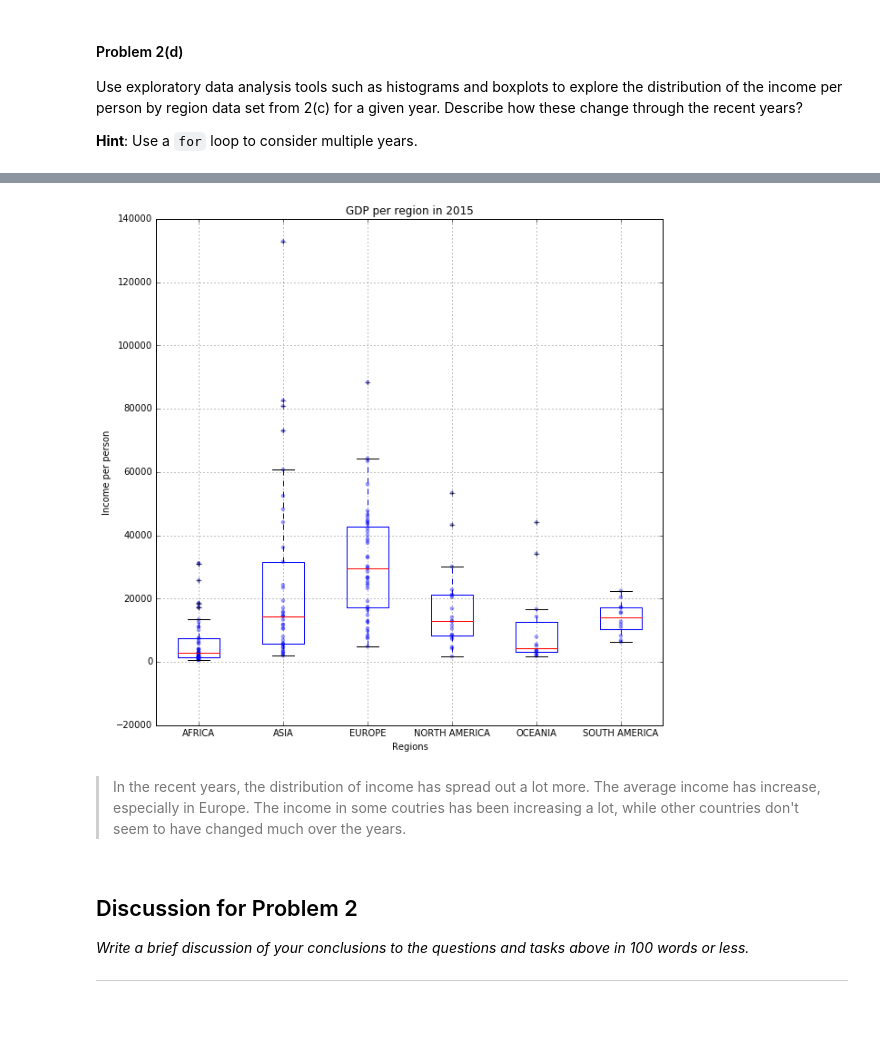
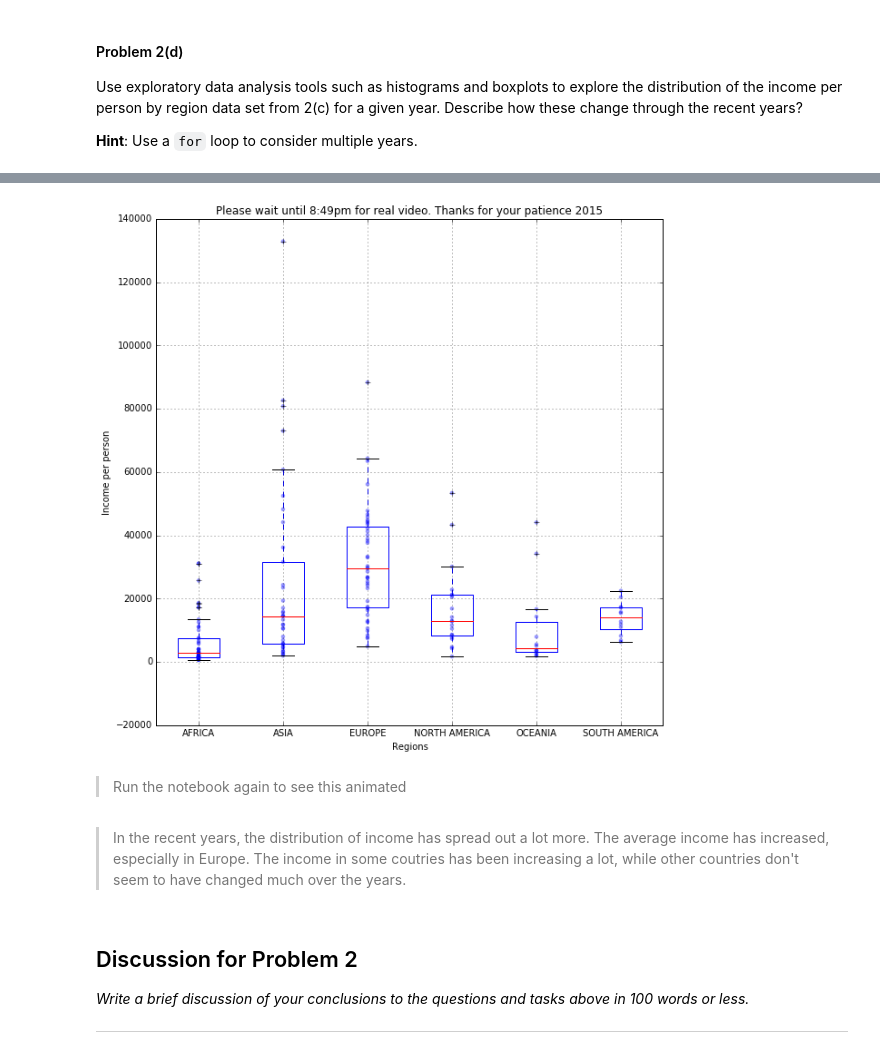
Before and after one commit to SupaStuff/599_hw, a Jupyter notebook: 1/HW1-Prob2.ipynb, the cells around one changed output, grey strips where cells are left out. Drawn from its saved outputs; the diff is of its cells as text; code cells hidden in the pictures; blank space fills up the shorter version.

```diff
--- a/1/HW1-Prob2.ipynb
+++ b/1/HW1-Prob2.ipynb
@@ -169,41 +169,43 @@ Use exploratory data analysis tools such as histograms and boxplots to explore t
 **Hint**: Use a `for` loop to consider multiple years.
 # %%
 fig = plt.figure(figsize=(10,10))
-years= range(1800, 2016)
+years= range(1960, 2016)
 N = len(years)
 
 lines = plt.plot([], [], alpha=0.4, marker="o")[0]
 
 def animate(i):
     fig.clear()
     plt.grid()
     plt.xlabel("Regions")
     plt.ylabel("Income per person")
     year=i
-    plt.title("GDP per region in %d" % year)
+    plt.title("Please wait until 8:49pm for real video. Thanks for your patience %d" % year)
     region_income = mergeByYear(year)
     income_by_region = []
     regions = region_income["Region"].unique()
     i=0.0
     for idx, region in enumerate(regions):
         i+=1
         continent = region_income[region_income.Region == region]["Income"].values
         plt.scatter(np.full(len(continent),i), continent, alpha=0.4, edgecolors='none')
         income_by_region.append(continent)
     plt.boxplot(income_by_region)
     plt.xticks(np.arange(len(income_by_region))+1, regions)
 
     return lines,
 
 anim = animation.FuncAnimation(fig, animate, years, blit=True)
 
 #plt.show()
 display(HTML(anim.to_html5_video()))
 # %% [output]
 [interactive output not drawn]
-[figure, old version]
+[figure, new version]
+# %% [markdown]
+> Run the notebook again to see this animated
 # %% [markdown]
-> In the recent years, the distribution of income has spread out a lot more. The average income has increase, especially in Europe. The income in some coutries has been increasing a lot, while other countries don't seem to have changed much over the years.
+> In the recent years, the distribution of income has spread out a lot more. The average income has increased, especially in Europe. The income in some coutries has been increasing a lot, while other countries don't seem to have changed much over the years.
 # %% [markdown]
 ## Discussion for Problem 2
 
```
Also changed, not shown: 6 other files.
